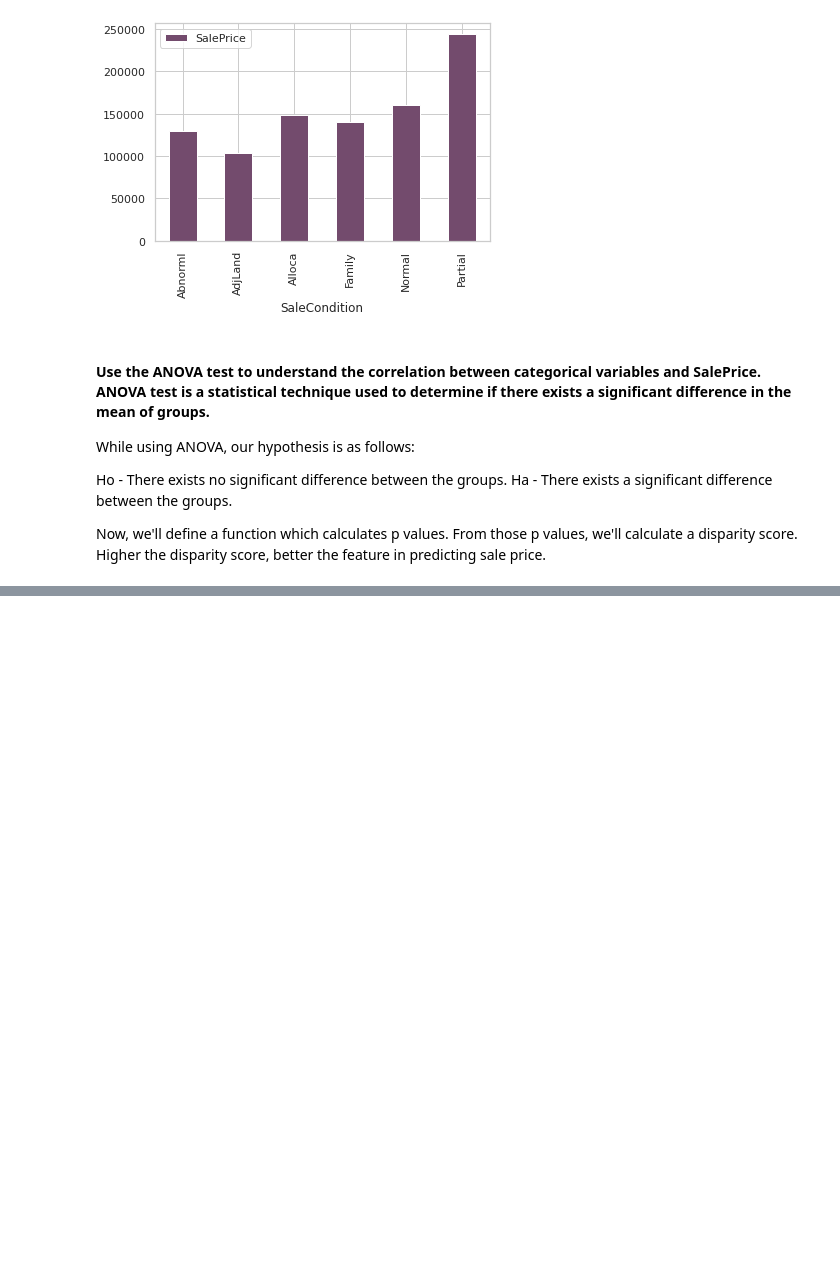
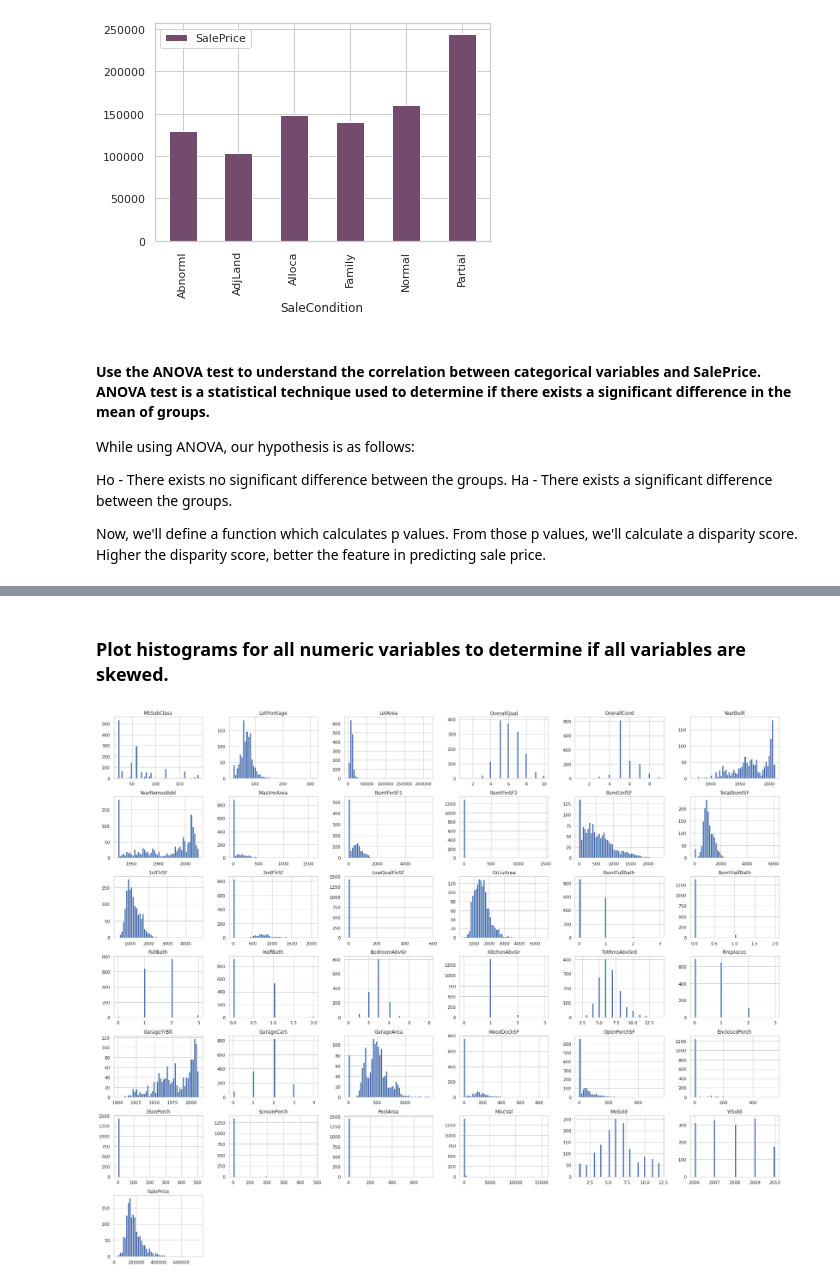
Before and after one commit to ShuklaPrashant21/Machine-Learning-Projects, a Jupyter notebook: House-Price-Prediction/house-price-prediction.ipynb, the cells around one changed output, grey strips where cells are left out. Cells and saved outputs as stored; diff of their text form; code cells hidden in the pictures; blank space fills up the shorter version.

```diff
--- a/House-Price-Prediction/house-price-prediction.ipynb
+++ b/House-Price-Prediction/house-price-prediction.ipynb
@@ -295,0 +306,7 @@ plt
+# %% [markdown]
+ ### Plot histograms for all numeric variables to determine if all variables are skewed.
+# %%
+numeric_data.hist(bins=50, figsize = (30,25))
+plt.show()
+# %% [output]
+[figure, added]
```
Also changed, not shown: parts of 26 cells of this notebook.
